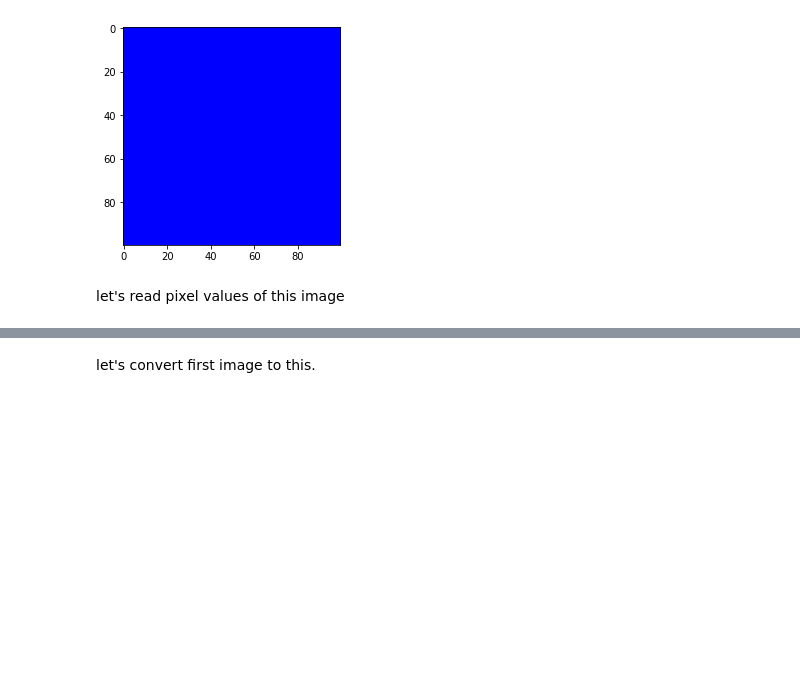
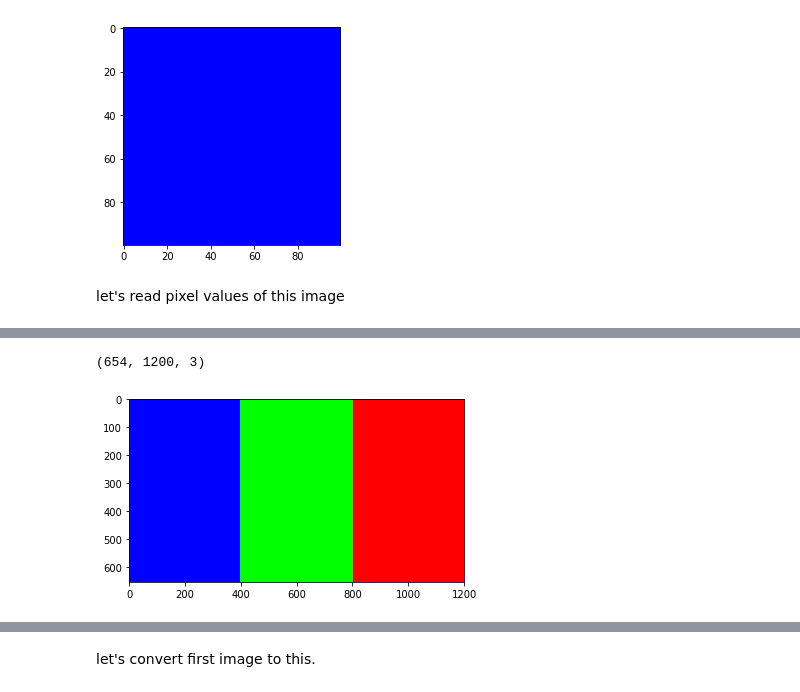
Before and after one commit to emrgry/ImageProcessingCourse, a Jupyter notebook: Image_Basics.ipynb, the cells around one changed output, grey strips where cells are left out. Cells and saved outputs as stored; diff of their text form; code cells hidden in the pictures; blank space fills up the shorter version.

```diff
--- a/Image_Basics.ipynb
+++ b/Image_Basics.ipynb
@@ -175,26 +176,29 @@ let's read pixel values of this image
 # %%
 import cv2
 from matplotlib import pyplot as plt
 
-frame = cv2.imread('painted.png')
+frame = cv2.imread('Image_Basics/painted.png')
 
 # let's check its size.
 print(frame.shape)
 # so it is a (1200 x 654) sized image right?
 
 # as you've seen shape attributes return height of an image firstly.
 # But if you check any image in your computer, you will see width of an image firstly.
 # You can see it below
 
 frame = cv2.cvtColor(frame,cv2.COLOR_RGB2BGR)
 
 plt.figure()
 plt.imshow(frame)
 plt.show()
 
 #cv2.imshow("rgb frame", frame)
 
 #cv2.waitKey() # waitKey function, waits you to press any button on keyboard. If you press any button then window will close.
 
 #cv2.destroyAllWindows() # it close every windows
+# %% [output]
+(654, 1200, 3)
+[figure, added]
 # %% [markdown]
```
Also changed, not shown: parts of 11 cells of this notebook, 9 other files.
